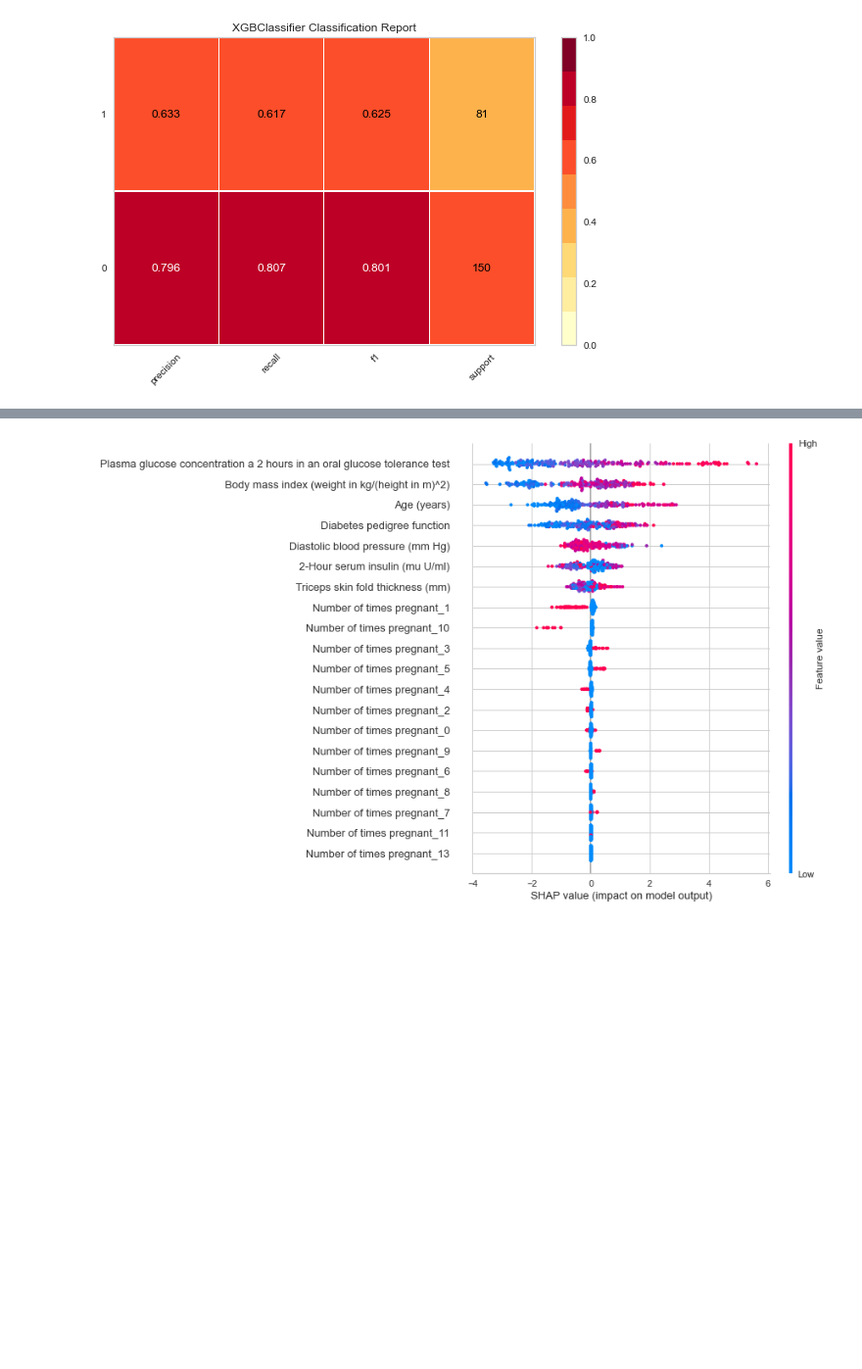
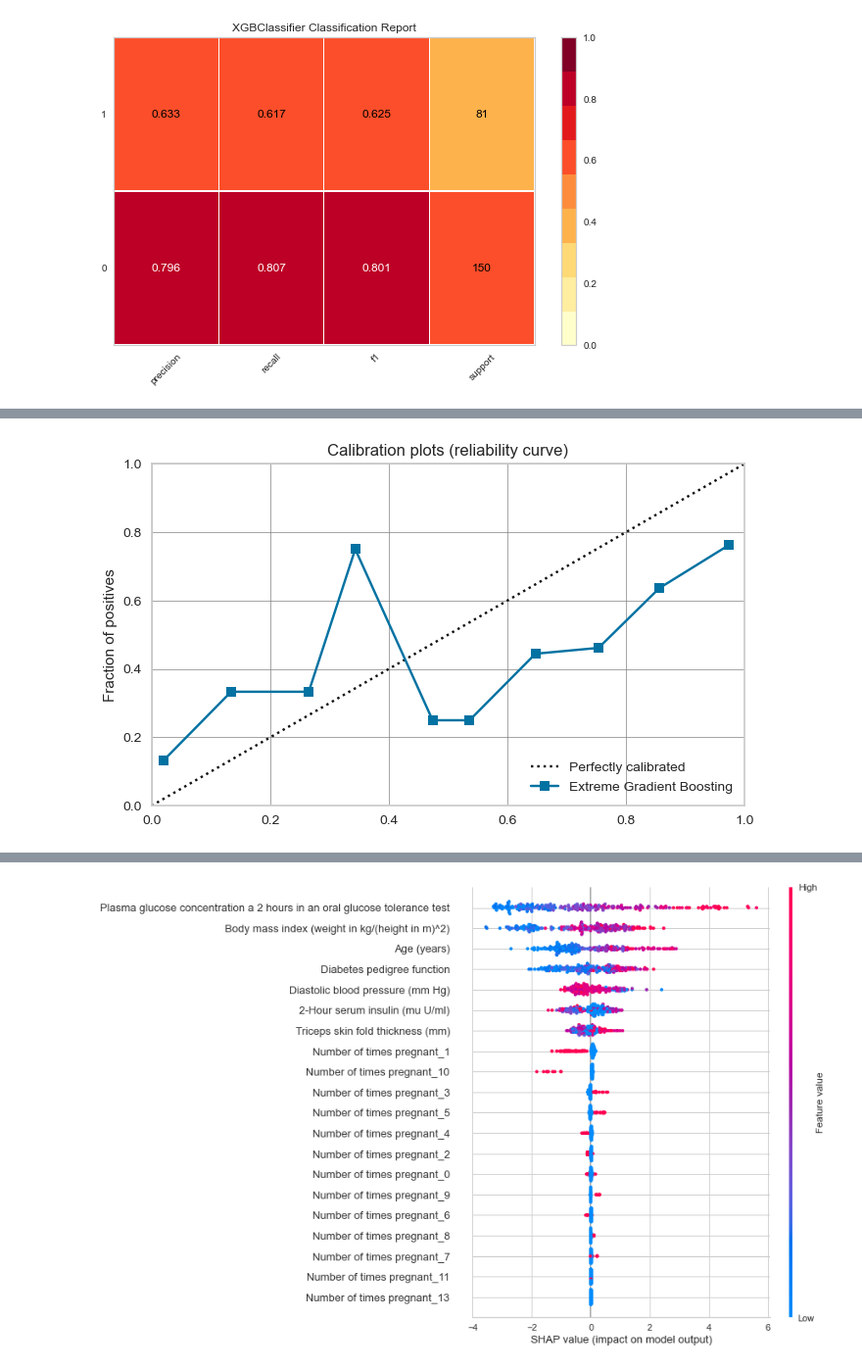
Before and after one commit to montgoz007/bugs-caret, a Jupyter notebook: bugsC.ipynb, the cells around one changed output, grey strips where cells are left out. Shown at 98% size. Drawn from its saved outputs; the diff is of its cells as text; code cells hidden in the pictures; blank space fills up the shorter version.

```diff
--- a/bugsC.ipynb
+++ b/bugsC.ipynb
@@ -78,0 +95,4 @@ plot_model(xgb, 'class_report')
+# %%
+plot_model(xgb, 'calibration')
+# %% [output]
+[figure, added]
```
Also changed, not shown: parts of 12 cells of this notebook, 1 other file.
